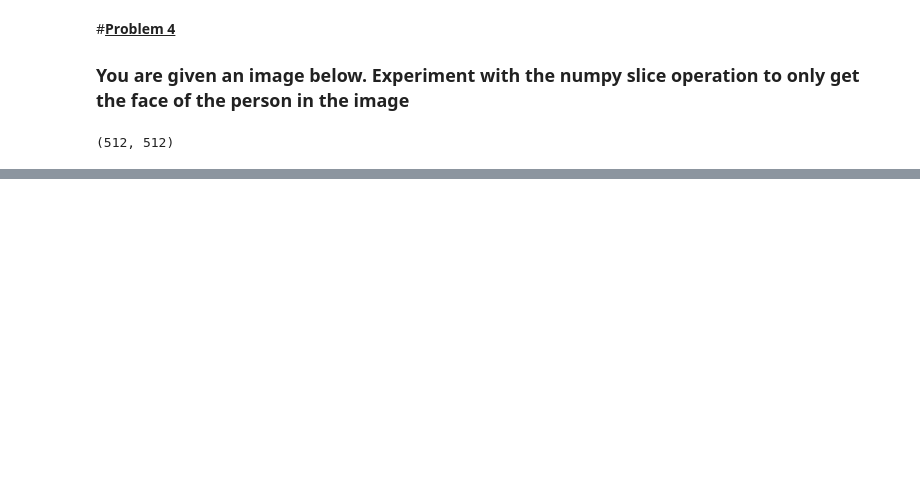
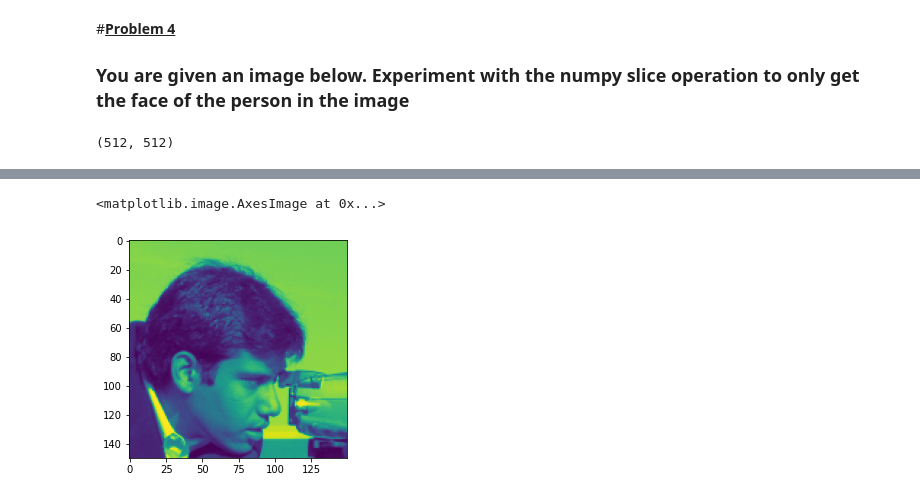
Before and after one commit to Laxmi884/Data_Science_Python_Ass, a Jupyter notebook: Copy_of_Assignment_Introduction_to_NumPy.ipynb, the cells around one changed output, grey strips where cells are left out. Saved outputs shown, nothing was run; the diff lists cells and outputs as text; code cells hidden in the pictures; blank space fills up the shorter version.

```diff
--- a/Copy_of_Assignment_Introduction_to_NumPy.ipynb
+++ b/Copy_of_Assignment_Introduction_to_NumPy.ipynb
@@ -108,4 +132,7 @@ plt.imshow(camera)
 # %%
 # Perform your slice operation here to get the face of the person
-camera_slice =
+camera_slice = camera[50:200,150:300]
 plt.imshow(camera_slice)
+# %% [output]
+<matplotlib.image.AxesImage at 0x...>
+[figure, added]
```
Also changed, not shown: parts of 4 cells of this notebook.
